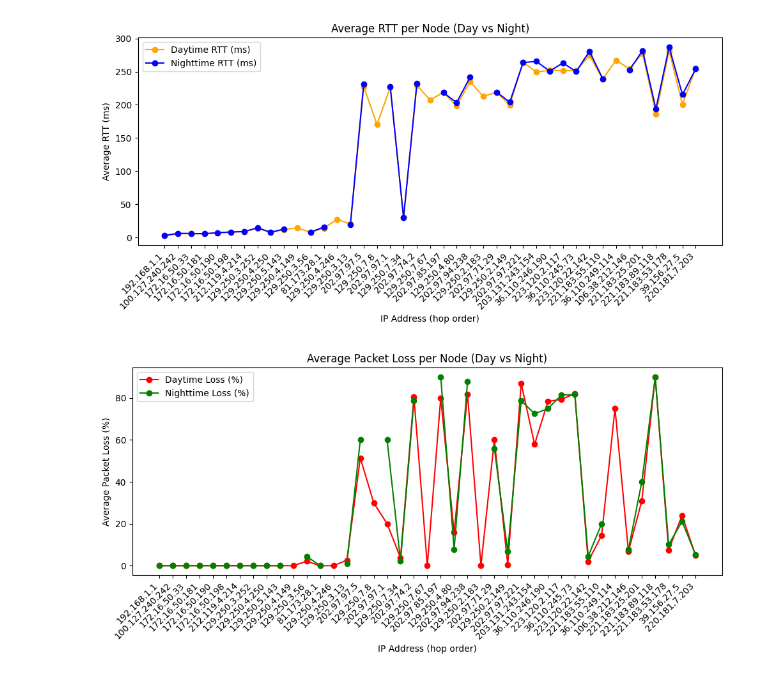
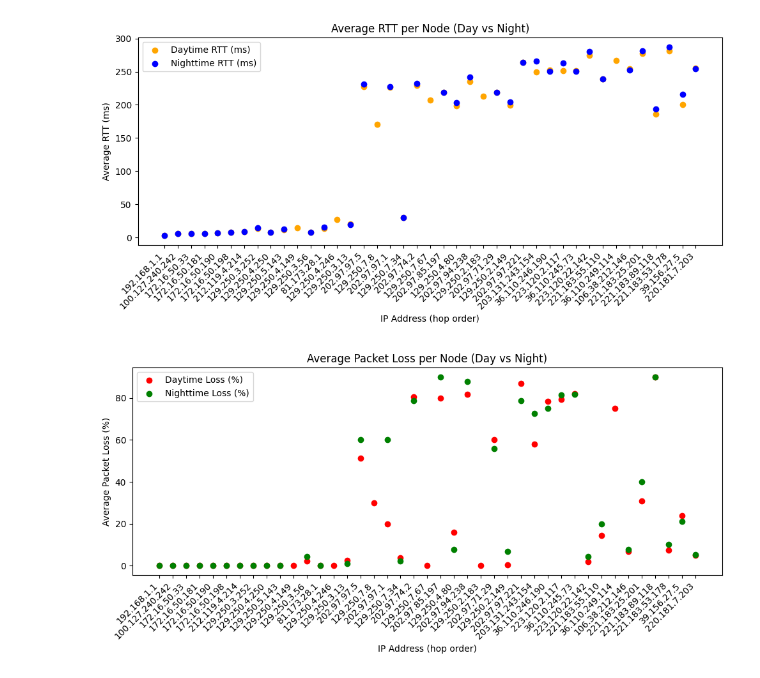
Before and after one commit to GabuDev0/Projet-MET, a Jupyter notebook: graphe_comparaison.ipynb, the cells around one changed output. Drawn from its saved outputs; the diff is of its cells as text; code cells hidden in the pictures.

Commit message:
routers_pos, auto_ping_baidu, graphe_rtt

```diff
--- a/graphe_comparaison.ipynb
+++ b/graphe_comparaison.ipynb
@@ -5,7 +5,7 @@ import matplotlib.pyplot as plt
 from collections import defaultdict
 
 # ====== 文件路径 ======
-FILE_NAME = "/Users/jineiya/Desktop/MET/reports.json"
+FILE_NAME = "reports.json"
 
 # ====== 加载数据 ======
 with open(FILE_NAME, "r") as f:
@@ -76,36 +76,36 @@ sorted_ips = sorted(stats["day"]["order"], key=lambda ip: stats["day"]["order"][
 
 # ====== 准备绘图数据 ======
 x_labels = [ip for ip in sorted_ips]
 x = range(len(x_labels))
 
 day_rtt = [avg_rtt_day.get(ip, None) for ip in x_labels]
 night_rtt = [avg_rtt_night.get(ip, None) for ip in x_labels]
 day_loss = [avg_loss_day.get(ip, None) for ip in x_labels]
 night_loss = [avg_loss_night.get(ip, None) for ip in x_labels]
 
 # ====== 绘制 RTT 折线图 ======
 plt.figure(figsize=(10, 5))
-plt.plot(x, day_rtt, marker='o', label='Daytime RTT (ms)', color='orange')
-plt.plot(x, night_rtt, marker='o', label='Nighttime RTT (ms)', color='blue')
+plt.scatter(x, day_rtt, marker='o', label='Daytime RTT (ms)', color='orange')
+plt.scatter(x, night_rtt, marker='o', label='Nighttime RTT (ms)', color='blue')
 plt.xticks(x, x_labels, rotation=45, ha='right')
 plt.xlabel("IP Address (hop order)")
 plt.ylabel("Average RTT (ms)")
 plt.title("Average RTT per Node (Day vs Night)")
 plt.legend()
 plt.tight_layout()
 plt.show()
 
 # ====== 绘制丢包率折线图 ======
 plt.figure(figsize=(10, 5))
-plt.plot(x, day_loss, marker='o', label='Daytime Loss (%)', color='red')
-plt.plot(x, night_loss, marker='o', label='Nighttime Loss (%)', color='green')
+plt.scatter(x, day_loss, marker='o', label='Daytime Loss (%)', color='red')
+plt.scatter(x, night_loss, marker='o', label='Nighttime Loss (%)', color='green')
 plt.xticks(x, x_labels, rotation=45, ha='right')
 plt.xlabel("IP Address (hop order)")
 plt.ylabel("Average Packet Loss (%)")
 plt.title("Average Packet Loss per Node (Day vs Night)")
 plt.legend()
 plt.tight_layout()
 plt.show()
 # %% [output]
-[figure, old version]
+[figure, new version]
-[figure, old version]
+[figure, new version]
```
Also changed, not shown: 8 other files.
